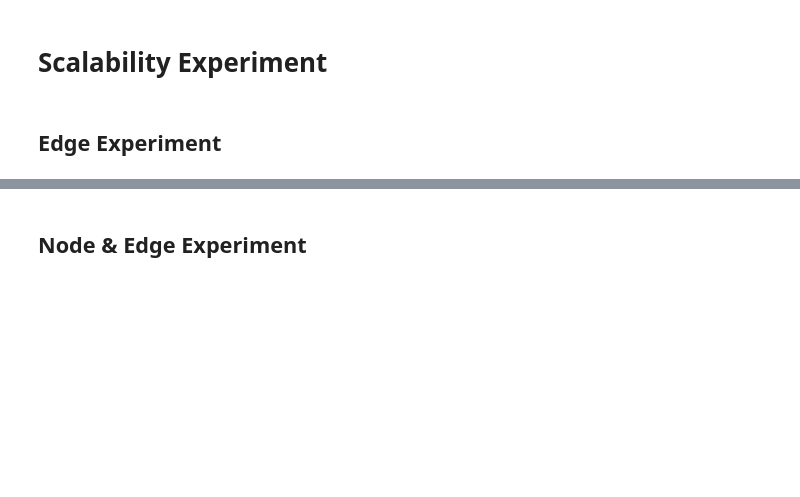
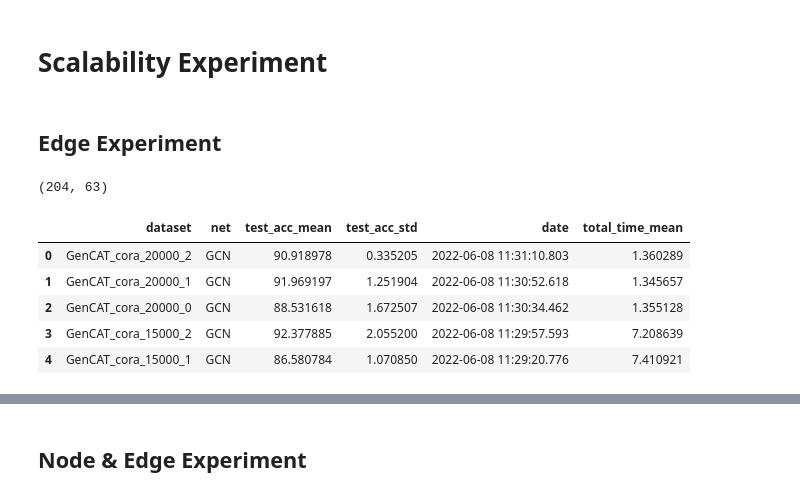
Before and after one commit to seijimaekawa/empirical-study-of-GNNs, a Jupyter notebook: notebooks/final_plots.ipynb, the cells around one changed output, grey strips where cells are left out. Saved outputs shown, nothing was run; the diff lists cells and outputs as text; code cells hidden in the pictures; blank space fills up the shorter version.

```diff
--- a/notebooks/final_plots.ipynb
+++ b/notebooks/final_plots.ipynb
@@ -273,3 +263,20 @@ plot_result(
 # Scalability Experiment
 # %% [markdown]
 ## Edge Experiment
+# %%
+exp = "scalability_edge"
+split = "supervised"
+result_path = f"{path_result}result_{exp}_{split}.csv"
+
+df_scalability_edge = pd.read_csv(result_path)
+print(df_scalability_edge.shape)
+df_scalability_edge.head()[["dataset", "net", "test_acc_mean",
+                            "test_acc_std", "date", "total_time_mean"]]
+# %% [output]
+(204, 63)
+|  | dataset | net | test_acc_mean | test_acc_std | date | total_time_mean |
+| 0 | GenCAT_cora_20000_2 | GCN | 90.918978 | 0.335205 | 2022-06-08 11:31:10.803 | 1.360289 |
+| 1 | GenCAT_cora_20000_1 | GCN | 91.969197 | 1.251904 | 2022-06-08 11:30:52.618 | 1.345657 |
+| 2 | GenCAT_cora_20000_0 | GCN | 88.531618 | 1.672507 | 2022-06-08 11:30:34.462 | 1.355128 |
+| 3 | GenCAT_cora_15000_2 | GCN | 92.377885 | 2.055200 | 2022-06-08 11:29:57.593 | 7.208639 |
+| 4 | GenCAT_cora_15000_1 | GCN | 86.580784 | 1.070850 | 2022-06-08 11:29:20.776 | 7.410921 |
```
Also changed, not shown: parts of 12 cells of this notebook, 6 other files.
